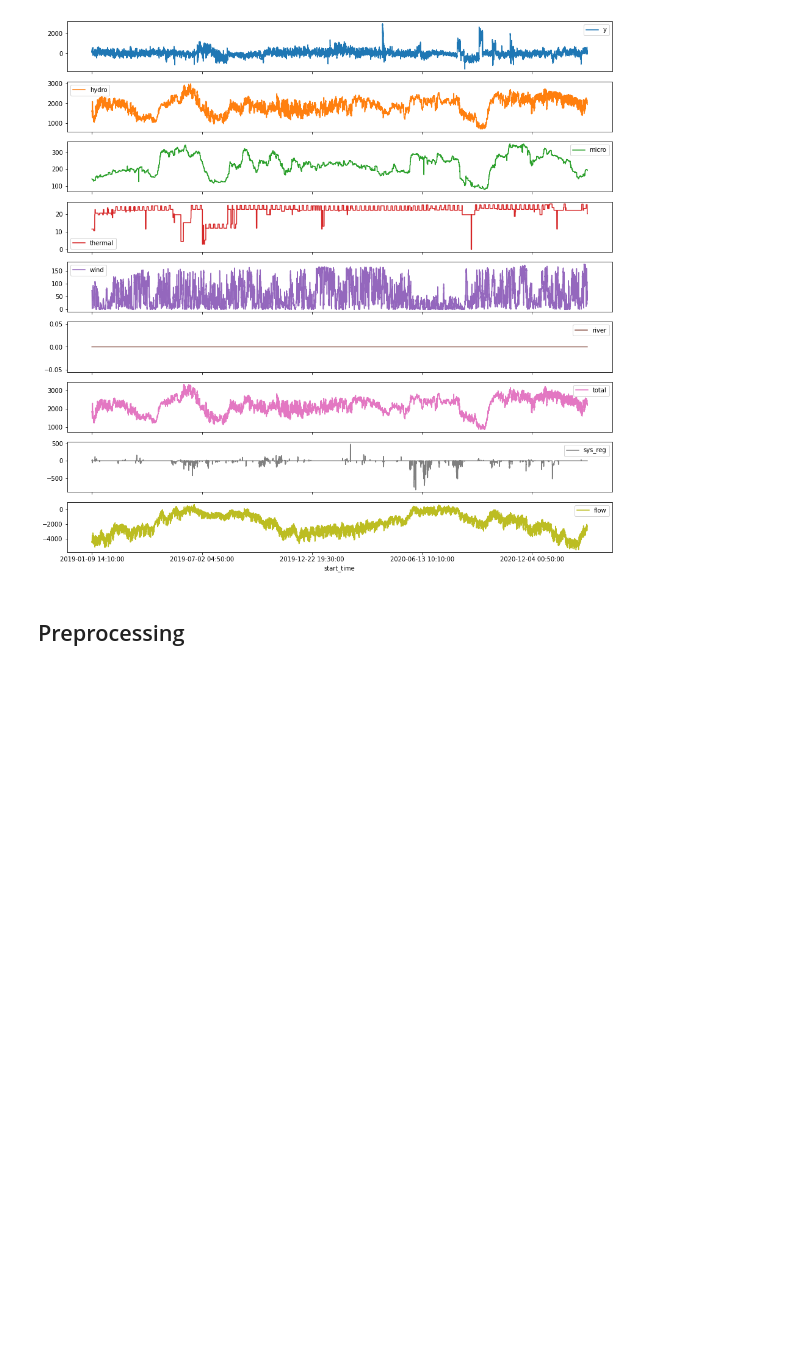
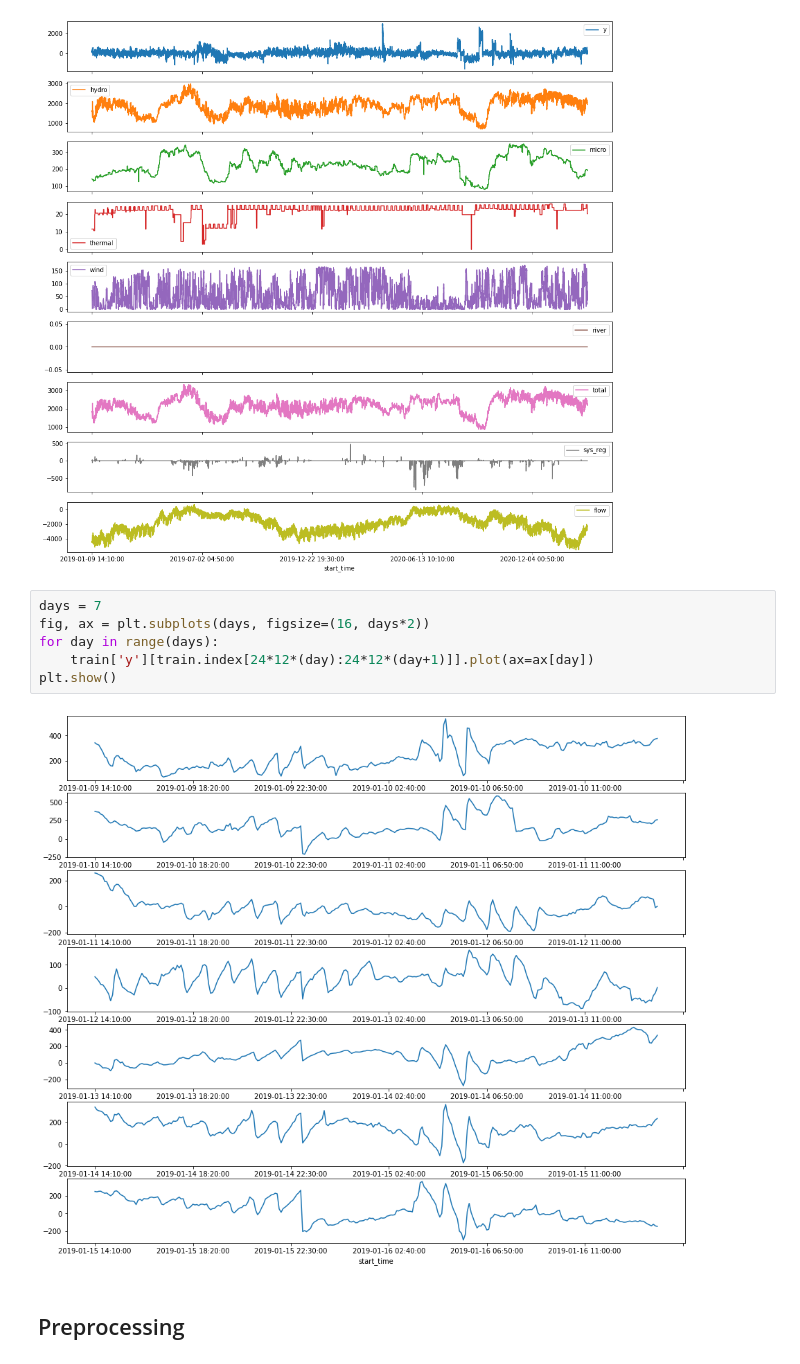
Before and after one commit to fredrvaa/Time-Series-RNN, a Jupyter notebook: notebook.ipynb, the cells around one changed output. Cells and saved outputs as stored; diff of their text form; blank space fills up the shorter version.

```diff
--- a/notebook.ipynb
+++ b/notebook.ipynb
@@ -76,6 +76,14 @@ array([<AxesSubplot:xlabel='start_time'>,
        <AxesSubplot:xlabel='start_time'>,
        <AxesSubplot:xlabel='start_time'>], dtype=object)
 [figure]
+# %%
+days = 7
+fig, ax = plt.subplots(days, figsize=(16, days*2))
+for day in range(days):
+    train['y'][train.index[24*12*(day):24*12*(day+1)]].plot(ax=ax[day])
+plt.show()
+# %% [output]
+[figure, added]
 # %% [markdown]
 ## Preprocessing
 # %%
```
Also changed, not shown: parts of 3 cells of this notebook, 2 other files.
